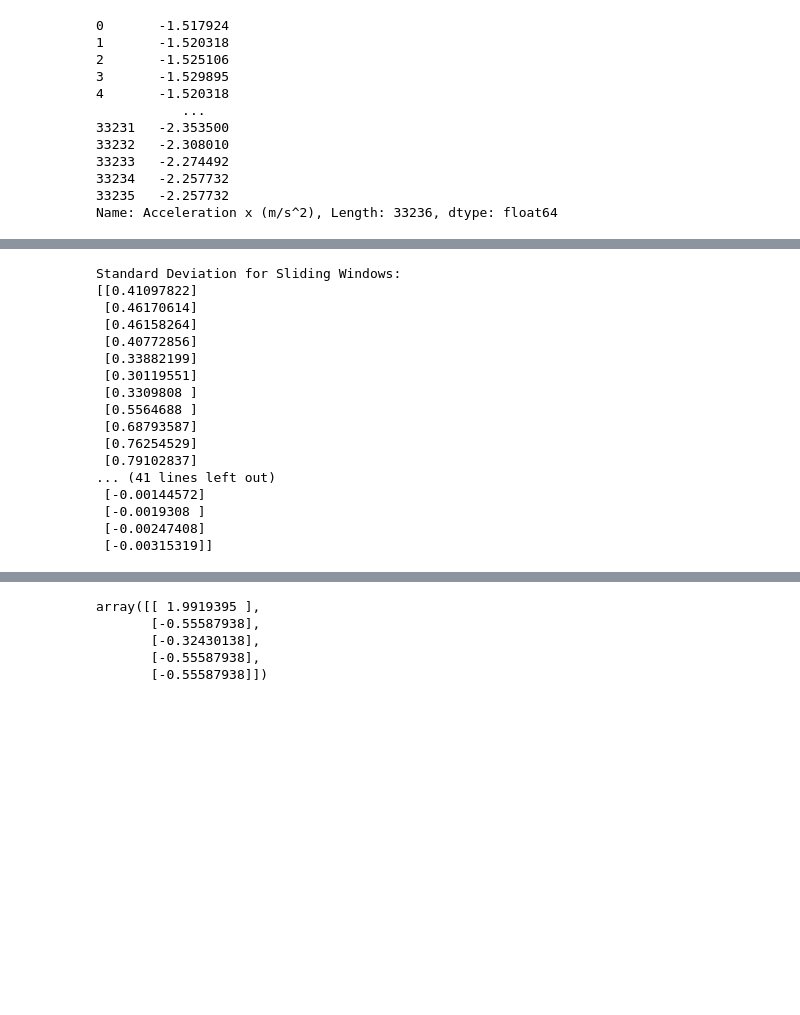
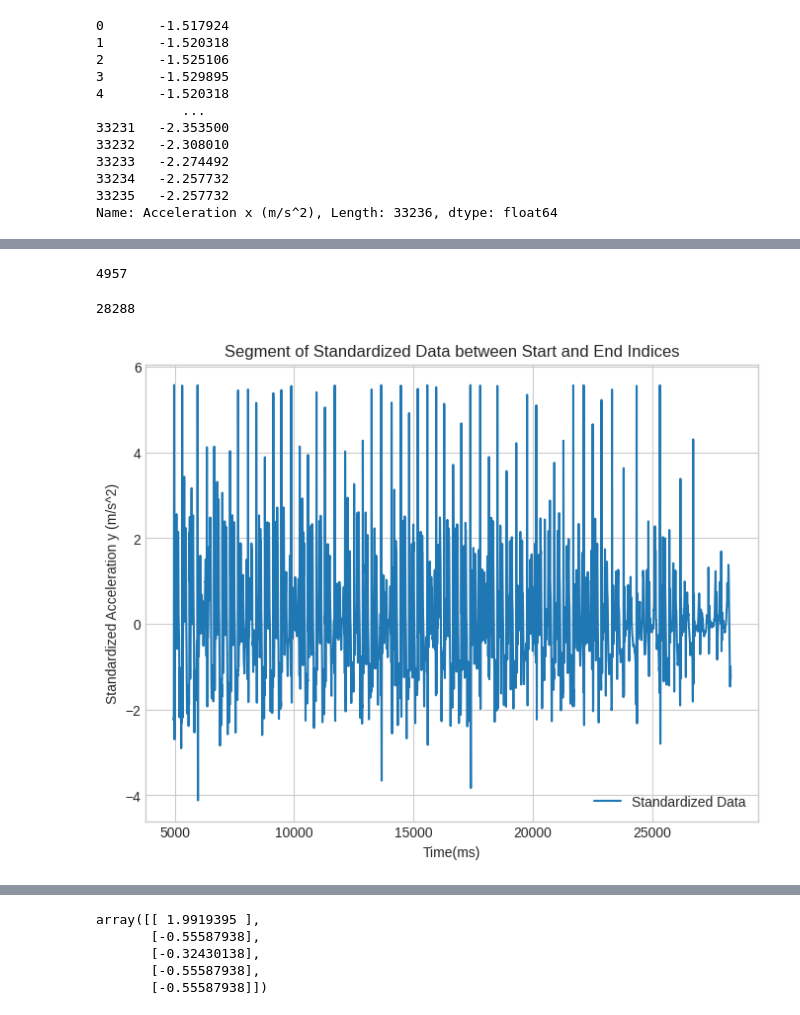
Before and after one commit to AtishaySG25/Project_AIML, a Jupyter notebook: Peak_Detection.ipynb, the cells around one changed output, grey strips where cells are left out. Cells and saved outputs as stored; diff of their text form; code cells hidden in the pictures; blank space fills up the shorter version.

```diff
--- a/Peak_Detection.ipynb
+++ b/Peak_Detection.ipynb
@@ -142,10 +142,11 @@ from numpy.lib.stride_tricks import sliding_window_view
 # %%
 data = np.array(df['Acceleration y (m/s^2)'])
 window_size = 10
-windows = sliding_window_view(data, window_shape=(window_size,), axis=0)
 scaler = StandardScaler()
-standardized_windows = np.apply_along_axis(lambda x: scaler.fit_transform(x.reshape(-1, 1)).flatten(), axis=1, arr=windows)
-print(standardized_windows[:5])
-moving_average = np.mean(windows, axis=-1)
-print("Moving Averages:")
-print(moving_average[:5])
+y_std = scaler.fit_transform(data.reshape(-1, 1))
+std_dev_windows = sliding_window_view(y_std, window_shape=(window_size,), axis=0).std(axis=-1)
+print("Standard Deviation for Sliding Windows:")
+print(std_dev_windows[4900:5050])
+moving_average_windows = sliding_window_view(y_std, window_shape=(window_size,), axis=0).mean(axis=-1)
+print("Moving Average for Sliding Windows:")
+print(moving_average_windows[:5])
@@ -170,29 +153,32 @@ Moving Averages:
+# %%
+threshold = 1.5
+start = np.where(std_dev_windows >= threshold)[0][0]
+start
+# %% [output]
+4957
 # %%
 data = np.array(df['Acceleration y (m/s^2)'])
 window_size = 10
 scaler = StandardScaler()
 y_std = scaler.fit_transform(data.reshape(-1, 1))
-std_dev_windows = sliding_window_view(y_std, window_shape=(window_size,), axis=0).std(axis=-1)
-print("Standard Deviation for Sliding Windows:")
-print(std_dev_windows[7000:7050])
-moving_average_windows = sliding_window_view(y_std, window_shape=(window_size,), axis=0).mean(axis=-1)
-print("Moving Average for Sliding Windows:")
-print(moving_average_windows[:5])
+std_dev_windows = sliding_window_view(y_std[-1+window_size:], window_shape=(window_size,), axis=0).std(axis=-1)
-# %% [output]
-Standard Deviation for Sliding Windows:
-[[0.41097822]
- [0.46170614]
- [0.46158264]
- [0.40772856]
- [0.33882199]
- [0.30119551]
- [0.3309808 ]
- [0.5564688 ]
- [0.68793587]
- [0.76254529]
- [0.79102837]
-... (41 lines left out)
- [-0.00144572]
- [-0.0019308 ]
- [-0.00247408]
- [-0.00315319]]
+# %%
+end = len(y_std)-np.where(std_dev_windows >= threshold)[0][0]
+end
+# %% [output]
+28288
+# %%
+# Create a figure and axis
+fig, ax = plt.subplots(1, 1, figsize=(8, 6))
+
+# Plot the segment of 'Acceleration y (m/s^2)' data between start and end indices
+ax.plot(np.arange(start, end), y_std[start:end], label='Standardized Data')
+ax.set_xlabel('Time(ms)')
+ax.set_ylabel('Standardized Acceleration y (m/s^2)')
+ax.legend()
+ax.set_title('Segment of Standardized Data between Start and End Indices')
+
+# Show the plot
+plt.show()
+# %% [output]
+[figure, added]
```
Also changed, not shown: parts of 15 cells of this notebook.
